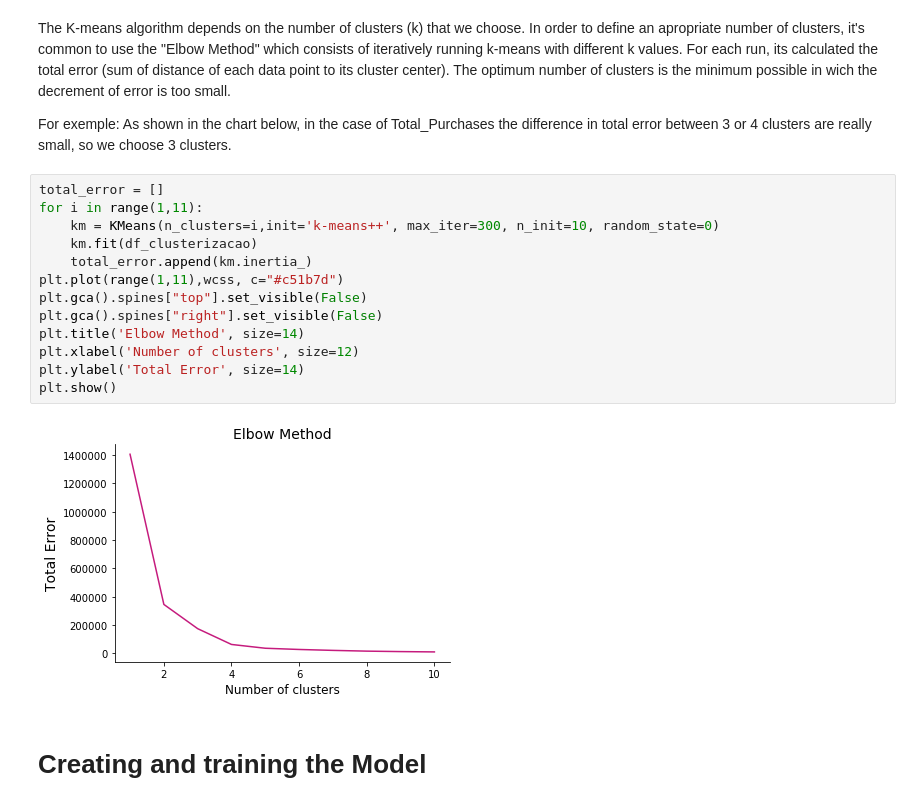
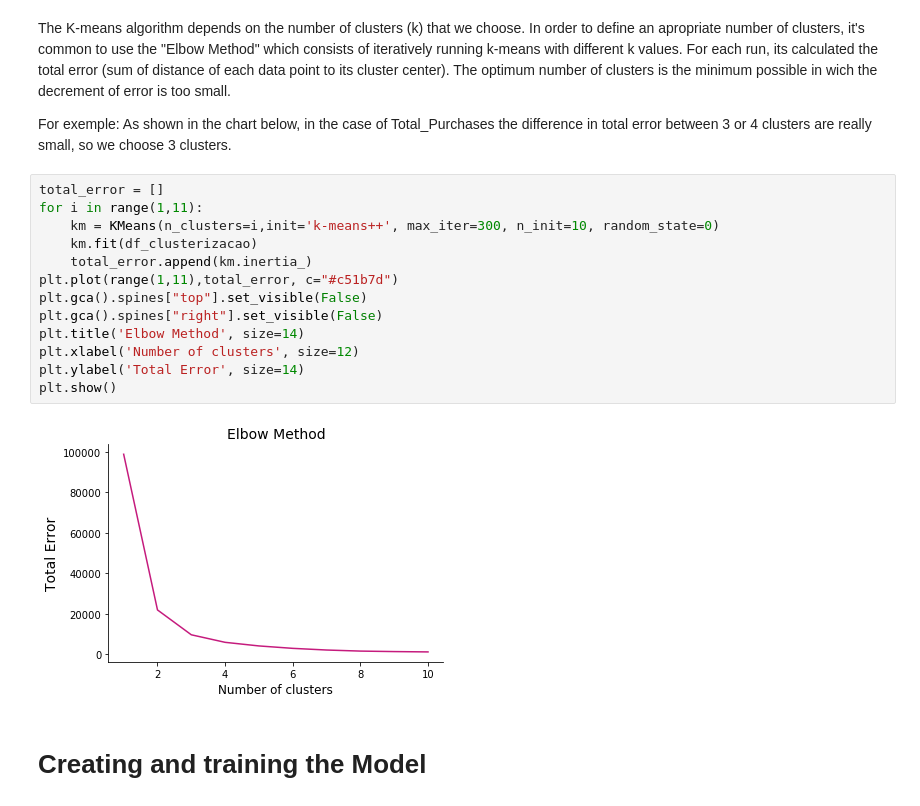
Before and after one commit to augustomolke/CaseIfoodData, a Jupyter notebook: Segmentation.ipynb, the cells around one changed output. Cells and saved outputs as stored; diff of their text form.

```diff
--- a/Segmentation.ipynb
+++ b/Segmentation.ipynb
@@ -62,18 +63,18 @@ For exemple: As shown in the chart below, in the case of Total_Purchases the dif
 # %%
 total_error = []
 for i in range(1,11):
     km = KMeans(n_clusters=i,init='k-means++', max_iter=300, n_init=10, random_state=0)
     km.fit(df_clusterizacao)
     total_error.append(km.inertia_)
-plt.plot(range(1,11),wcss, c="#c51b7d")
+plt.plot(range(1,11),total_error, c="#c51b7d")
 plt.gca().spines["top"].set_visible(False)
 plt.gca().spines["right"].set_visible(False)
 plt.title('Elbow Method', size=14)
 plt.xlabel('Number of clusters', size=12)
 plt.ylabel('Total Error', size=14)
 plt.show()
 # %% [output]
-[figure, old version]
+[figure, new version]
 # %% [markdown]
 # Creating and training the Model
 # %%
```
Also changed, not shown: parts of 6 cells of this notebook, 2 other files.
